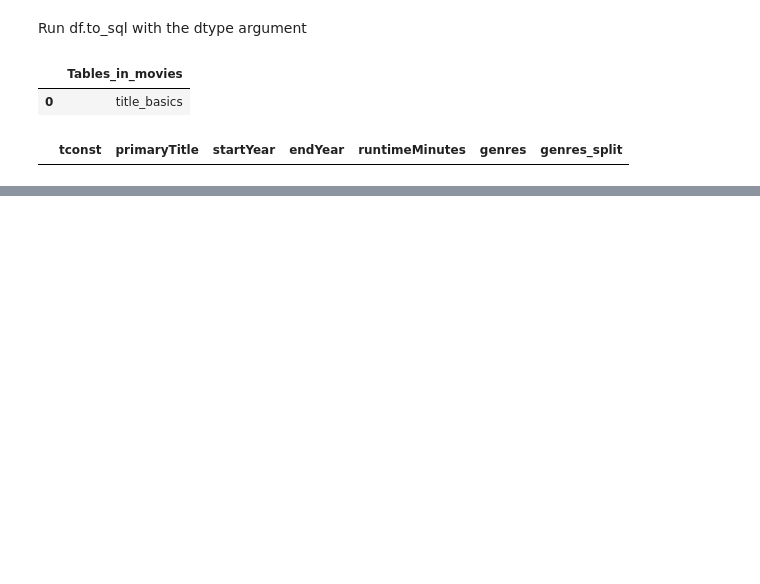
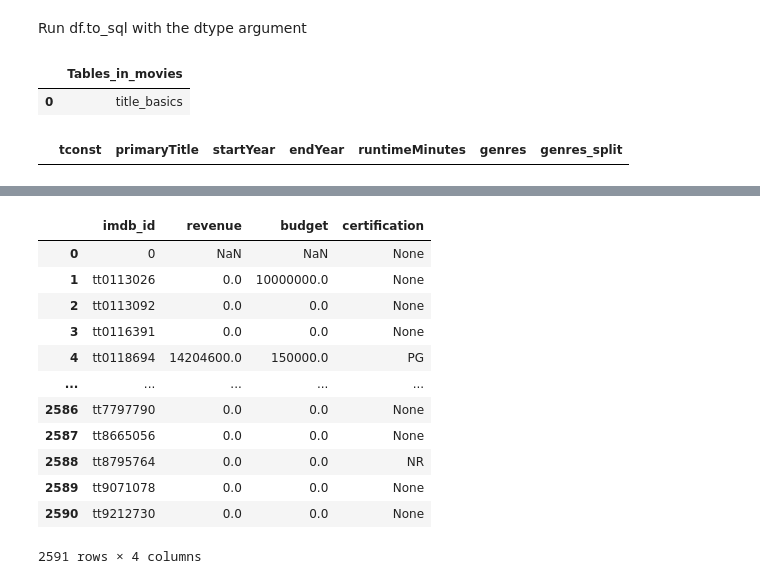
Before and after one commit to whitefreeze/IMDB-What_Makes_Successful_Movies, a Jupyter notebook: What_Makes_Successful_Movies-Database.ipynb, the cells around one changed output, grey strips where cells are left out. Drawn from its saved outputs; the diff is of its cells as text; code cells hidden in the pictures; blank space fills up the shorter version.

```diff
--- a/What_Makes_Successful_Movies-Database.ipynb
+++ b/What_Makes_Successful_Movies-Database.ipynb
@@ -381,0 +595,21 @@ engine.execute('ALTER TABLE title_basics ADD PRIMARY KEY (`tconst`);')
+# %%
+# Verify table was created and its contents
+# NEED TO REMOVE row 0, as it will throw an error when making 'imdb_id' the PRIMARY KEY
+q = '''
+SELECT * FROM tmdb_data;
+'''
+pd.read_sql(q, engine)
+# %% [output]
+|  | imdb_id | revenue | budget | certification |
+| 0 | 0 | NaN | NaN | None |
+| 1 | tt0113026 | 0.0 | 10000000.0 | None |
+| 2 | tt0113092 | 0.0 | 0.0 | None |
+| 3 | tt0116391 | 0.0 | 0.0 | None |
+| 4 | tt0118694 | 14204600.0 | 150000.0 | PG |
+| ... | ... | ... | ... | ... |
+| 2586 | tt7797790 | 0.0 | 0.0 | None |
+| 2587 | tt8665056 | 0.0 | 0.0 | None |
+| 2588 | tt8795764 | 0.0 | 0.0 | NR |
+| 2589 | tt9071078 | 0.0 | 0.0 | None |
+| 2590 | tt9212730 | 0.0 | 0.0 | None |
+2591 rows × 4 columns
```
Also changed, not shown: parts of 36 cells of this notebook.
